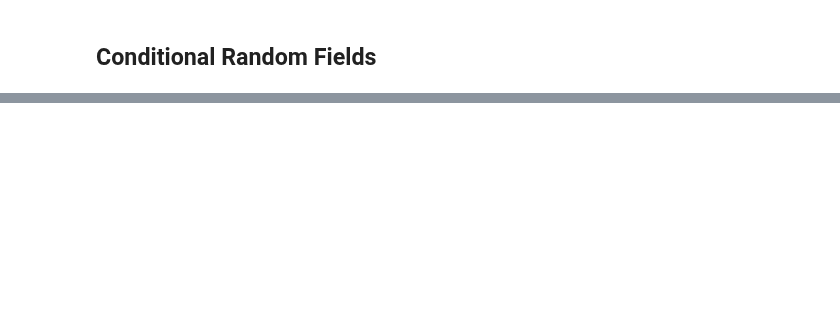
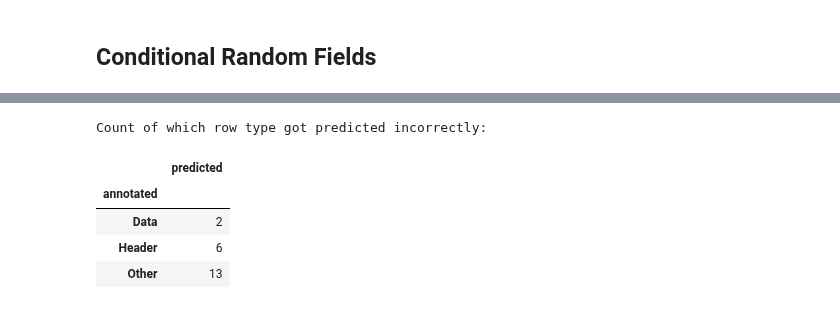
Before and after one commit to RichStone/web-tables-header-detection, a Jupyter notebook: Notebooks/Table Header Detection.ipynb, the cells around one changed output, grey strips where cells are left out. Saved outputs shown, nothing was run; the diff lists cells and outputs as text; code cells hidden in the pictures; blank space fills up the shorter version.

```diff
--- a/Notebooks/Table Header Detection.ipynb
+++ b/Notebooks/Table Header Detection.ipynb
@@ -734,0 +919,13 @@ print(classification_report(
+# %%
+wronglyPredicted = list(incorrectPredictedTables['wronglyPredicted'])
+wronglyPredicted = [item for sublist in wronglyPredicted for item in sublist]
+wronglyPredicted = pd.DataFrame(wronglyPredicted)
+print('Count of which row type got predicted incorrectly:')
+wronglyPredicted.groupby('annotated').count()
+# %% [output]
+Count of which row type got predicted incorrectly:
+|  | predicted |
+| annotated |  |
+| Data | 2 |
+| Header | 6 |
+| Other | 13 |
```
Also changed, not shown: parts of 22 cells of this notebook, 1 other file.
